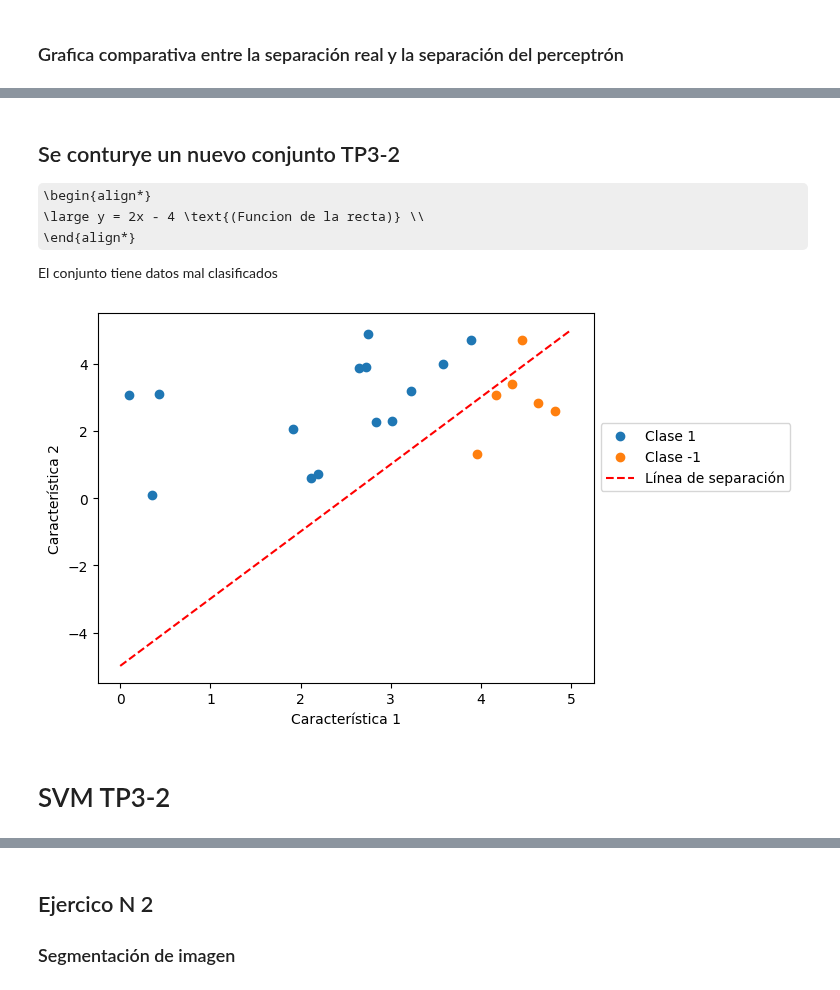
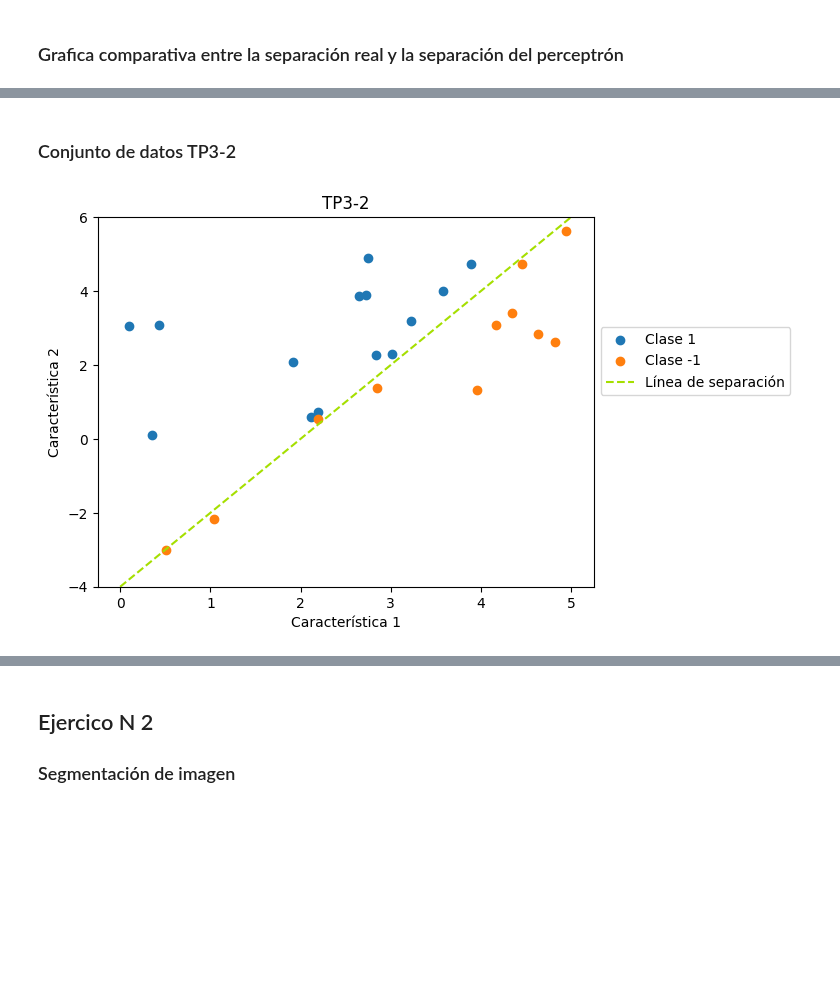
Before and after one commit to UnahurAprendizajeAutomatico/SVM, a Jupyter notebook: modelos/svm.ipynb, the cells around one changed output, grey strips where cells are left out. Cells and saved outputs as stored; diff of their text form; code cells hidden in the pictures; some formulas as TeX source; blank space fills up the shorter version.

```diff
--- a/modelos/svm.ipynb
+++ b/modelos/svm.ipynb
@@ -104,12 +100,0 @@ plt.show()
-# %%
-from sklearn.svm import SVC
-from tqdm import tqdm
-
-# Encuentra el mejor valor C
-C = 10
-# Entrenamos el modelo con el conjunto de entrenamiento
-svm = SVC(kernel='linear',C=C, random_state=42)
-svm.fit(X1, y_real)
-
-# Predecimos con el conjunto de prueba
-predicciones = svm.predict(X1)
@@ -145,7 +100,0 @@ plt.show()
-# %% [markdown]
-## Se conturye un nuevo conjunto TP3-2
-\begin{align*}
-\large y = 2x - 4 \text{(Funcion de la recta)} \\
-\end{align*}
-
-El conjunto tiene datos mal clasificados
@@ -152,39 +103,33 @@ El conjunto tiene datos mal clasificados
+# %% [markdown]
+### Conjunto de datos TP3-2
 # %%
+'''
+    Se crea un nuevo conjunto de datos
+    Se utiliza el conjunto de datos ya creado anteriormente
+    X1 y se usa el mismo separador y_real
+    Luego se genera pto mal clasificados y se agrega al conjunto de datos
+'''
 
-# Establecer una semilla aleatoria para la reproducibilidad
-import numpy as np
-import matplotlib.pyplot as plt
+# Generar pto mal clasificados
+num_mal_clasificados = 5
+x1_mal = np.random.uniform(0, 5, num_mal_clasificados)
+x2_mal = separador(x1_mal) + np.random.uniform(-0.5, 0.5, num_mal_clasificados)
+y_mal = -y_real[:num_mal_clasificados]
 
-# Establecer una semilla aleatoria para la reproducibilidad
-np.random.seed(0)
-
-# Generar puntos aleatorios en el rango [0, 5] × [0, 5]
-num_points = 20
-x1 = np.random.uniform(0, 5, num_points)
-x2 = np.random.uniform(0, 5, num_points)
-
-# Definir la línea de separación con un pequeño sesgo
-# Por ejemplo, y = 2x - 4 + ruido
-def separador(x):
-    ruido = np.random.normal(0, 0.5)
-    return 2 * x - 4 + ruido
-
-# Asignar etiquetas de clase 1 o -1 según la posición con respecto a la línea
-y_real2 = np.where(x2 >= separador(x1), 1, -1)
+# Añadir al conjunto X1 los pto mal clasificados
+x1 = np.concatenate([x1, x1_mal])
+x2 = np.concatenate([x2, x2_mal])
+y_real = np.concatenate([y_real, y_mal])
 
 # Visualizar los datos
 plt.scatter(x1[y_real == 1], x2[y_real == 1], label='Clase 1')
 plt.scatter(x1[y_real == -1], x2[y_real == -1], label='Clase -1')
-
-x_separacion = np.array([0, 5])
-y_separacion = separador(x_separacion)
-
-plt.plot(x_separacion, y_separacion, color='red', linestyle='--', label='Línea de separación')
+plt.plot([0, 5], [separador(0), separador(5)], color='#A5DF00', linestyle='--', label='Línea de separación')
 plt.xlabel('Característica 1')
 plt.ylabel('Característica 2')
 plt.legend(loc='lower left',bbox_to_anchor=(1, 0.5))
+plt.title('TP3-2')
+plt.ylim(bottom=-4,top=6)
 plt.show()
 # %% [output]
-[figure, old version]
+[figure, new version]
-# %% [markdown]
-# SVM TP3-2
```
Also changed, not shown: parts of 18 cells of this notebook.
